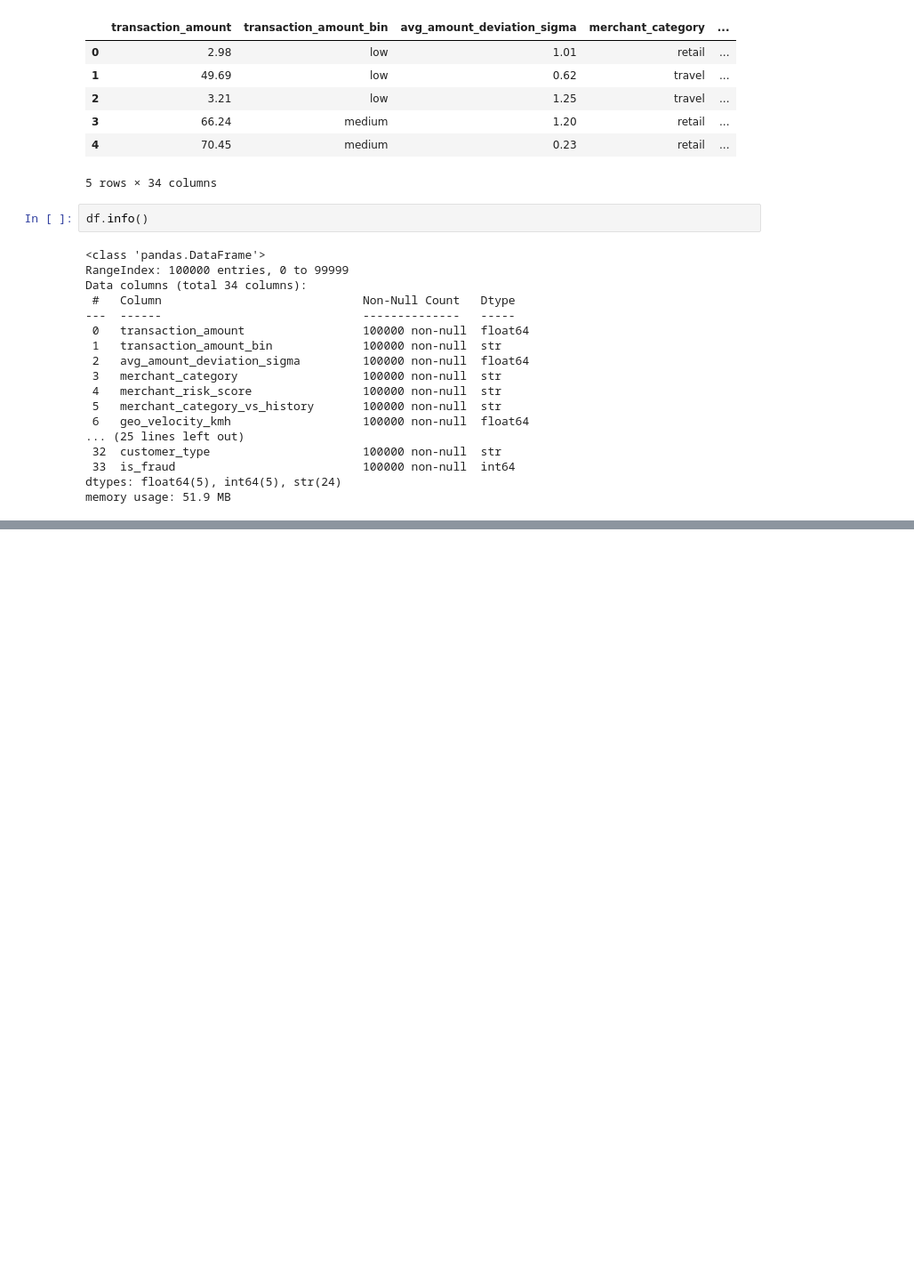
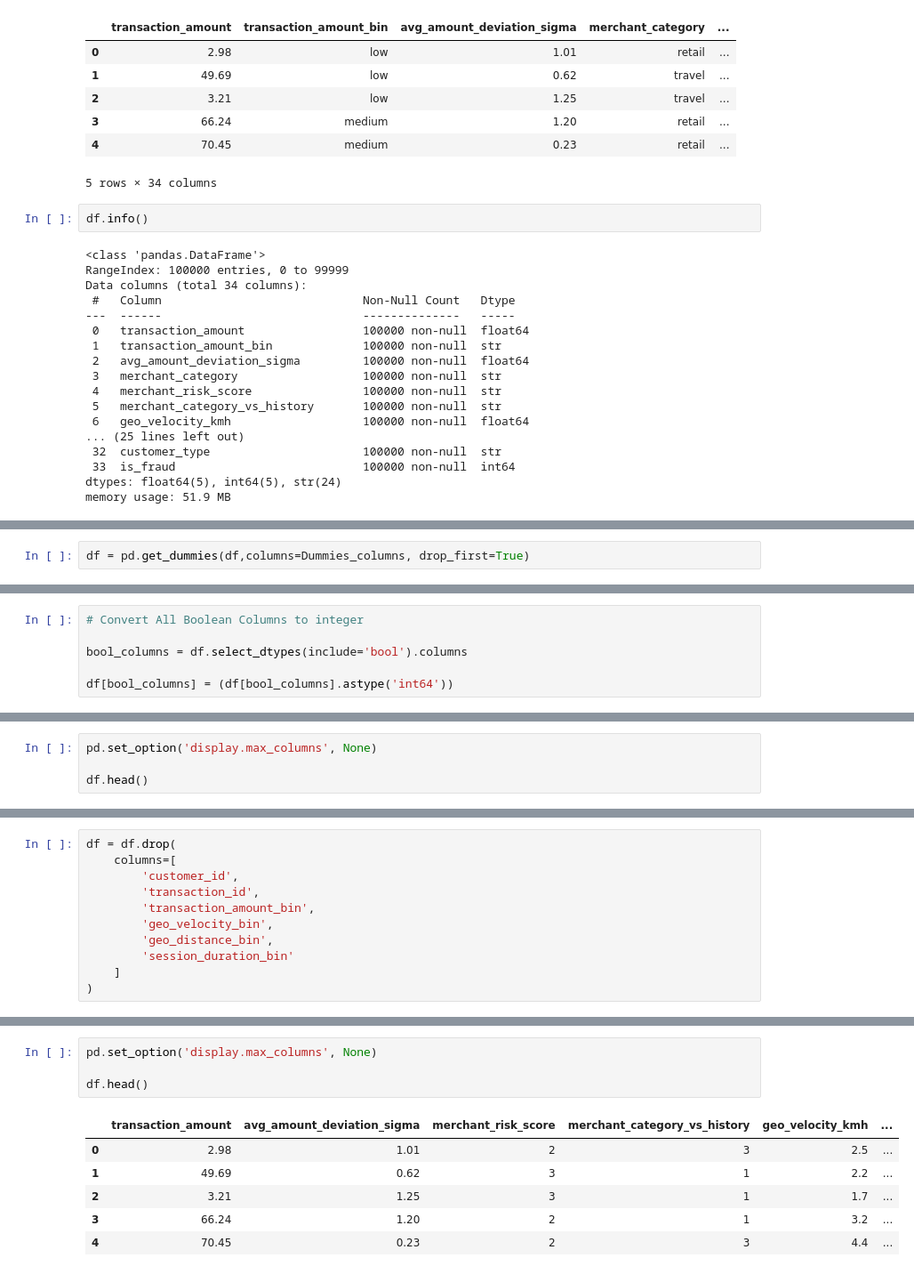
Before and after one commit to sba25078/Sba25078-Capstone-Project-for-Strategic-Thinking--2026, a Jupyter notebook: CA2 EDA and Data Preparation.ipynb, the cells around one changed output, grey strips where cells are left out. Shown at 89% size. Saved outputs shown, nothing was run; the diff lists cells and outputs as text; blank space fills up the shorter version.

```diff
--- a/CA2 EDA and Data Preparation.ipynb
+++ b/CA2 EDA and Data Preparation.ipynb
@@ -890,0 +992,2 @@ memory usage: 51.9 MB
+# %%
+df = pd.get_dummies(df,columns=Dummies_columns, drop_first=True)
@@ -890,0 +1014,6 @@ memory usage: 51.9 MB
+# %%
+# Convert All Boolean Columns to integer
+
+bool_columns = df.select_dtypes(include='bool').columns
+
+df[bool_columns] = (df[bool_columns].astype('int64'))
@@ -890,0 +1050,4 @@ memory usage: 51.9 MB
+# %%
+pd.set_option('display.max_columns', None)
+
+df.head()
@@ -890,0 +1064,11 @@ memory usage: 51.9 MB
+# %%
+df = df.drop(
+    columns=[
+        'customer_id',
+        'transaction_id',
+        'transaction_amount_bin',
+        'geo_velocity_bin',
+        'geo_distance_bin',
+        'session_duration_bin'
+    ]
+)
@@ -890,0 +1095,11 @@ memory usage: 51.9 MB
+# %%
+pd.set_option('display.max_columns', None)
+
+df.head()
+# %% [output]
+|  | transaction_amount | avg_amount_deviation_sigma | merchant_risk_score | merchant_category_vs_history | geo_velocity_kmh | ... |
+| 0 | 2.98 | 1.01 | 2 | 3 | 2.5 | ... |
+| 1 | 49.69 | 0.62 | 3 | 1 | 2.2 | ... |
+| 2 | 3.21 | 1.25 | 3 | 1 | 1.7 | ... |
+| 3 | 66.24 | 1.20 | 2 | 1 | 3.2 | ... |
+| 4 | 70.45 | 0.23 | 2 | 3 | 4.4 | ... |
```
Also changed, not shown: parts of 18 cells of this notebook.
